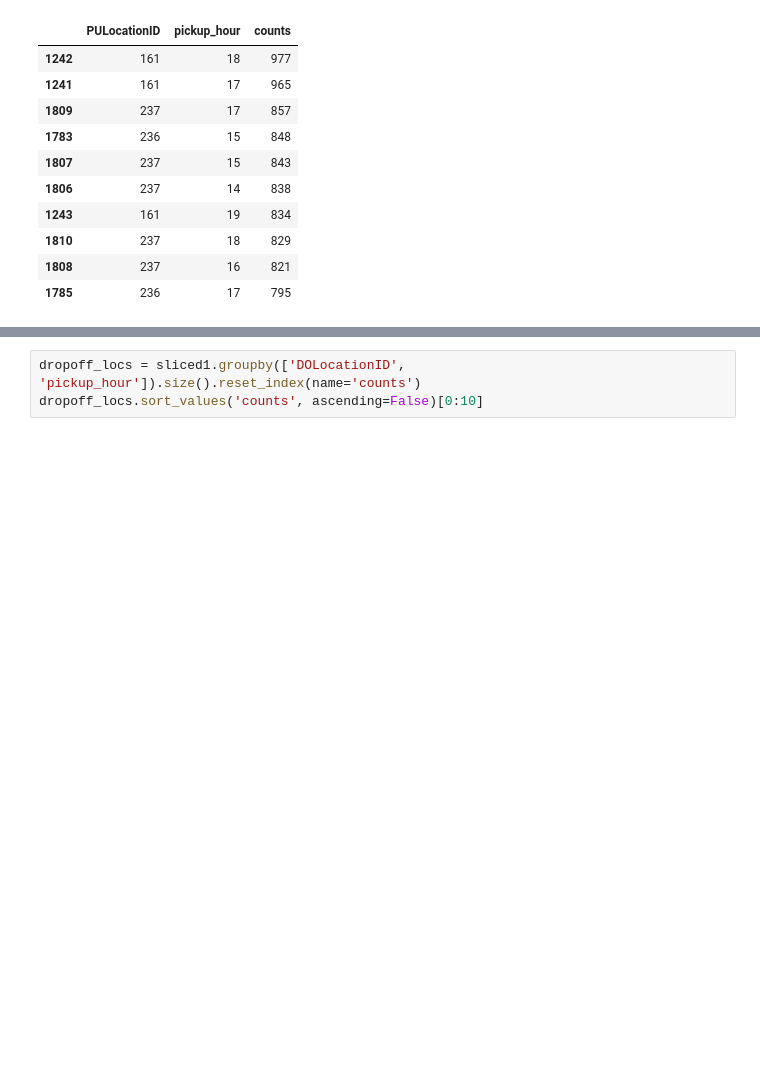
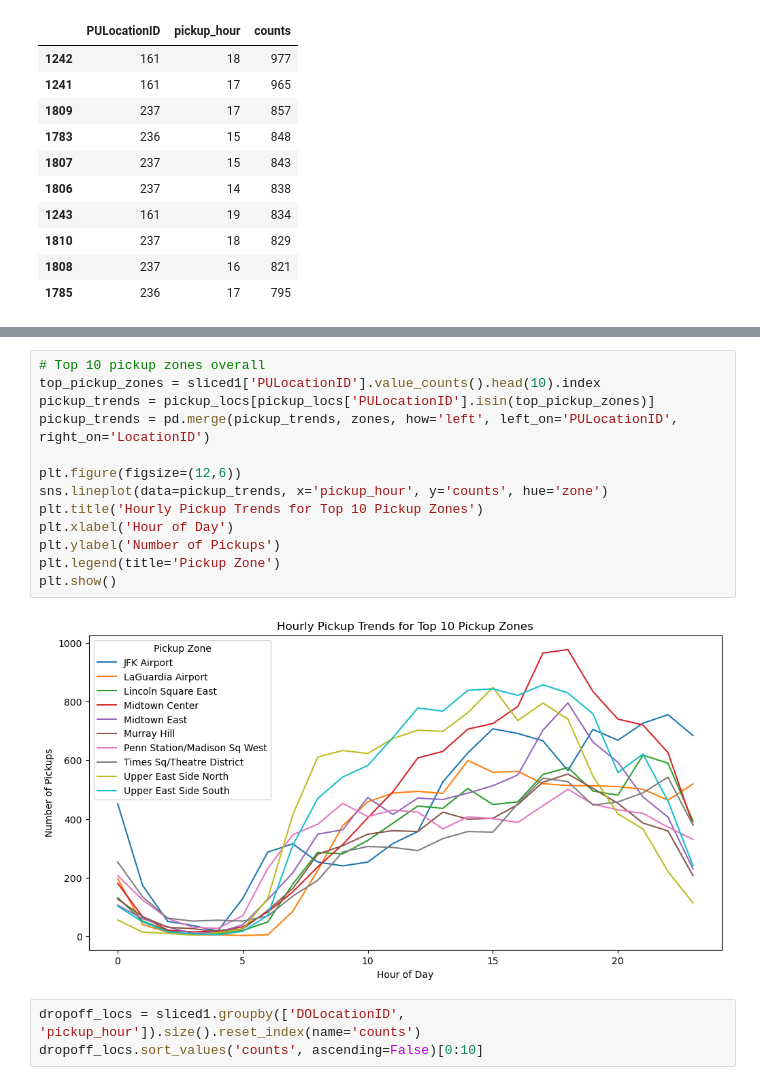
Before and after one commit to smdi/EDA-Assignment-NYC-Taxi-Records-Analysis, a Jupyter notebook: Imran_EDA_Assignment_NYC_Taxi_Records_Analysis_code.ipynb, the cells around one changed output, grey strips where cells are left out. Drawn from its saved outputs; the diff is of its cells as text; blank space fills up the shorter version.

```diff
--- a/Imran_EDA_Assignment_NYC_Taxi_Records_Analysis_code.ipynb
+++ b/Imran_EDA_Assignment_NYC_Taxi_Records_Analysis_code.ipynb
@@ -1832,6 +1833,21 @@ merged_pickup_locs.loc[:, ["PULocationID", "zone", "pickup_hour", "counts"]].sor
 | 1814 | 237 | Upper East Side South | 18 | 829 |
 | 1812 | 237 | Upper East Side South | 16 | 821 |
 | 1789 | 236 | Upper East Side North | 17 | 795 |
+# %%
+# Top 10 pickup zones overall
+top_pickup_zones = sliced1['PULocationID'].value_counts().head(10).index
+pickup_trends = pickup_locs[pickup_locs['PULocationID'].isin(top_pickup_zones)]
+pickup_trends = pd.merge(pickup_trends, zones, how='left', left_on='PULocationID', right_on='LocationID')
+
+plt.figure(figsize=(12,6))
+sns.lineplot(data=pickup_trends, x='pickup_hour', y='counts', hue='zone')
+plt.title('Hourly Pickup Trends for Top 10 Pickup Zones')
+plt.xlabel('Hour of Day')
+plt.ylabel('Number of Pickups')
+plt.legend(title='Pickup Zone')
+plt.show()
+# %% [output]
+[figure, added]
 # %%
 dropoff_locs = sliced1.groupby(['DOLocationID', 'pickup_hour']).size().reset_index(name='counts')
 dropoff_locs.sort_values('counts', ascending=False)[0:10]
```
Also changed, not shown: parts of 4 cells of this notebook, 2 other files.
